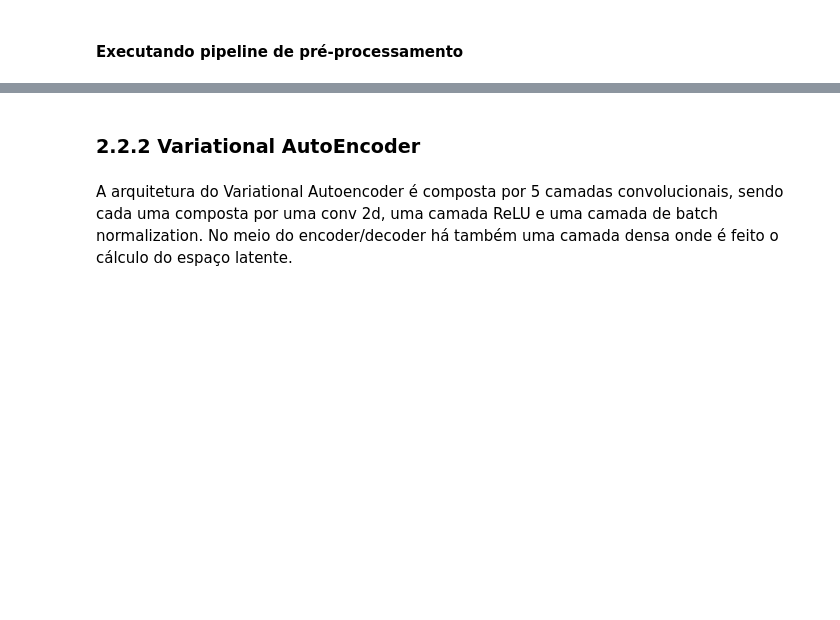
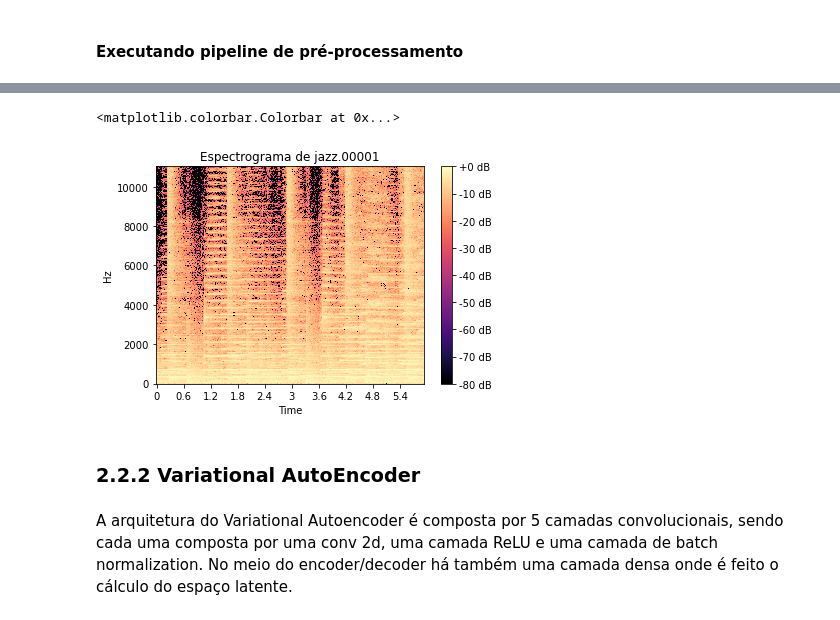
Before and after one commit to lucascouri2/projeto-modelos-descritivos, a Jupyter notebook: relatorio.ipynb, the cells around one changed output, grey strips where cells are left out. Drawn from its saved outputs; the diff is of its cells as text; code cells hidden in the pictures; blank space fills up the shorter version.

```diff
--- a/relatorio.ipynb
+++ b/relatorio.ipynb
@@ -146,9 +179,14 @@ Exemplo de espectrograma gerado após pré-processamento
 # %%
 spectrogram = np.load("data/fsdd-jazz/spectrograms/jazz.00001.wav.npy")
 S_db = librosa.amplitude_to_db(np.abs(spectrogram), ref=np.max)
-plt.figure()
-librosa.display.specshow(S_db)
-plt.colorbar()
+
+fig, ax = plt.subplots()
+img = librosa.display.specshow(S_db, x_axis='time', y_axis='linear', ax=ax)
+ax.set(title='Espectrograma de jazz.00001')
+fig.colorbar(img, ax=ax, format="%+2.f dB")
+# %% [output]
+<matplotlib.colorbar.Colorbar at 0x...>
+[figure, added]
 # %% [markdown]
 ### 2.2.2 Variational AutoEncoder
 # %% [markdown]
```
Also changed, not shown: parts of 15 cells of this notebook.
